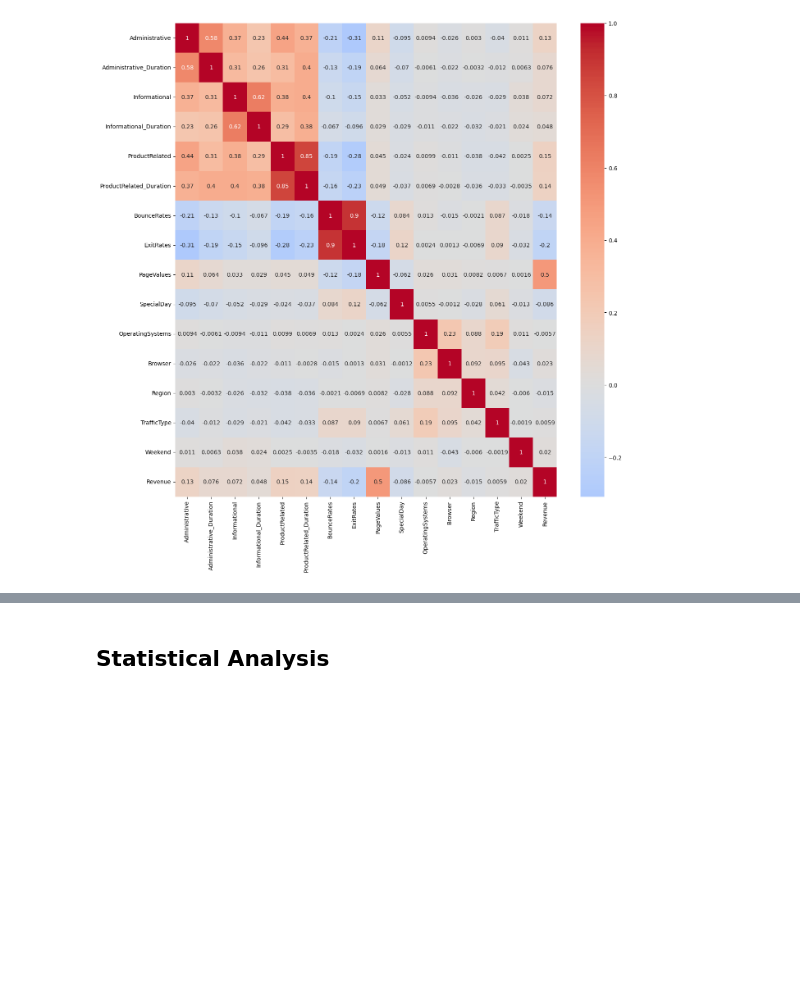
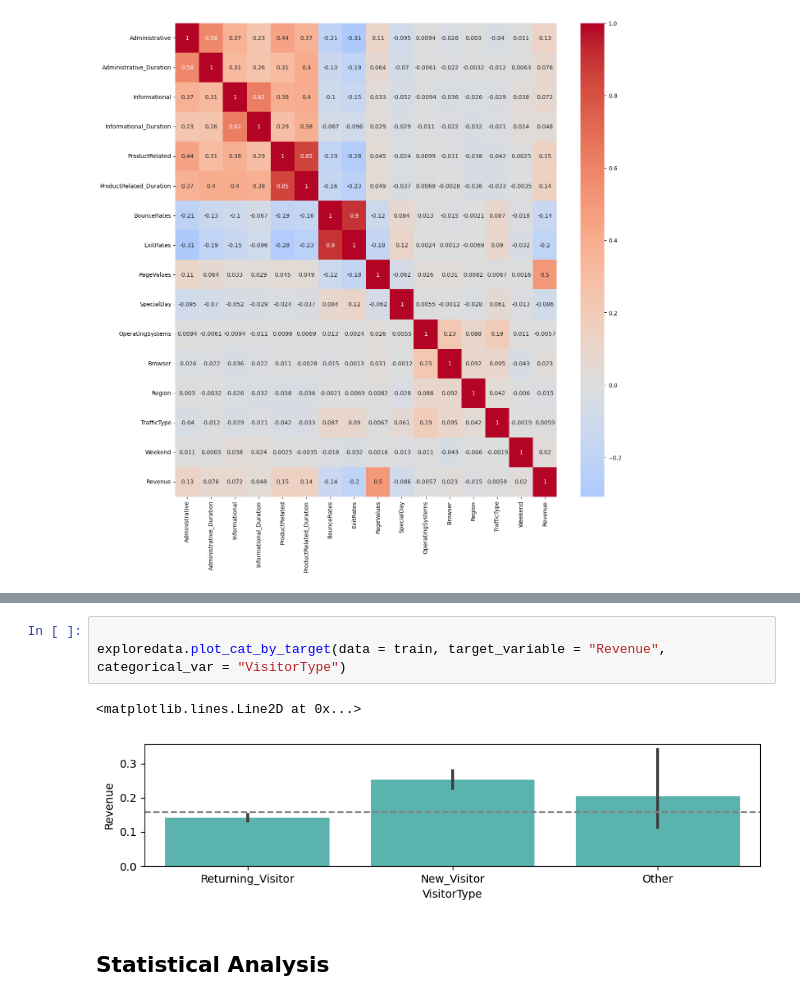
Before and after one commit to zeumoweb/Intro-to-ai-final-project, a Jupyter notebook: main.ipynb, the cells around one changed output, grey strips where cells are left out. Saved outputs shown, nothing was run; the diff lists cells and outputs as text; blank space fills up the shorter version.

```diff
--- a/main.ipynb
+++ b/main.ipynb
@@ -149,3 +177,9 @@ plt.show()
+# %%
+
+exploredata.plot_cat_by_target(data = train, target_variable = "Revenue", categorical_var = "VisitorType")
+# %% [output]
+<matplotlib.lines.Line2D at 0x...>
+[figure, added]
 # %% [markdown]
 ## Statistical Analysis
 # %% [markdown]
```
Also changed, not shown: parts of 33 cells of this notebook, 1 other file.
